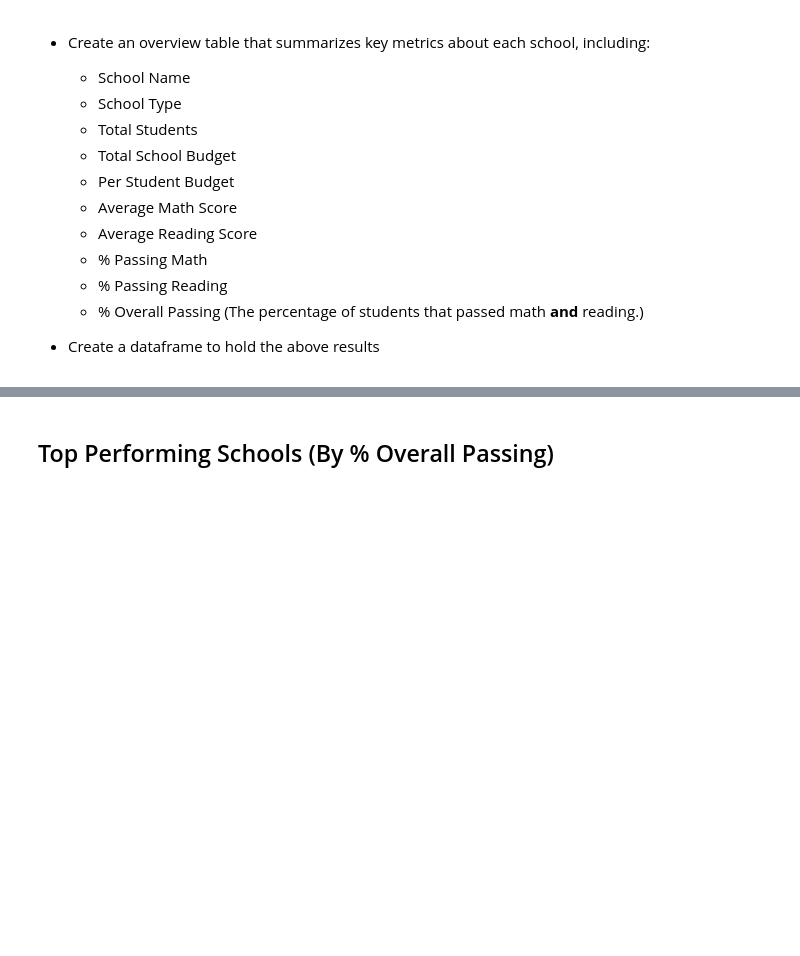
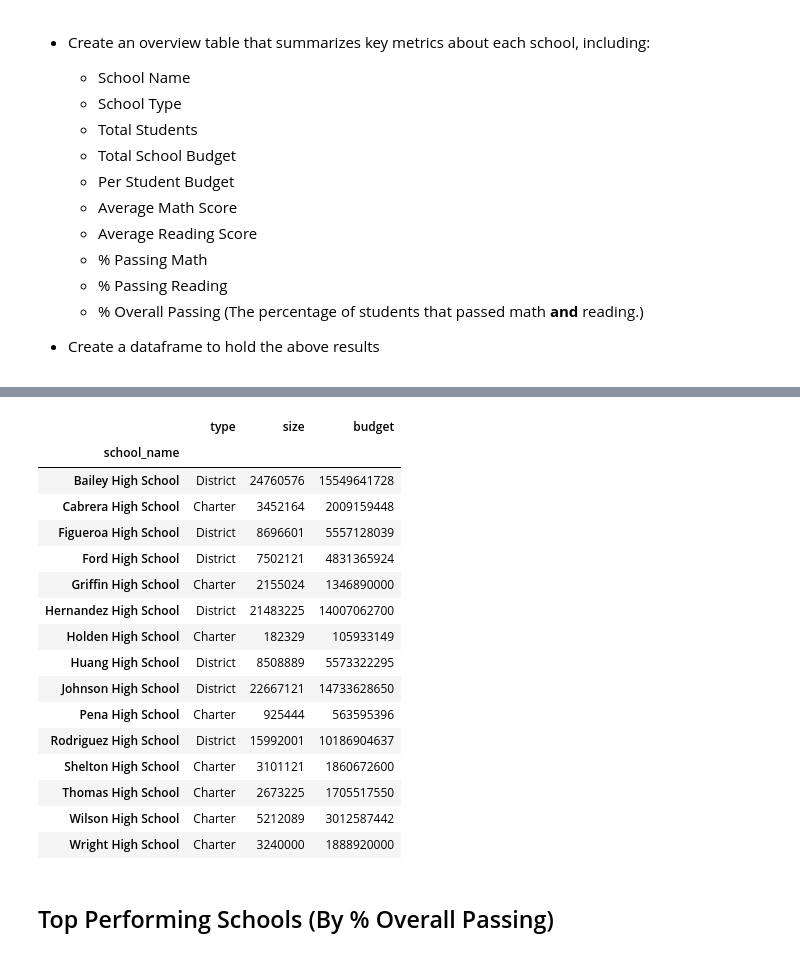
Before and after one commit to saguaroland1939/pandas-challenge, a Jupyter notebook: PyCitySchools/PyCitySchools.ipynb, the cells around one changed output, grey strips where cells are left out. Drawn from its saved outputs; the diff is of its cells as text; code cells hidden in the pictures; blank space fills up the shorter version.

```diff
--- a/PyCitySchools/PyCitySchools.ipynb
+++ b/PyCitySchools/PyCitySchools.ipynb
@@ -116,3 +133,25 @@ district_df.head()
+# %%
+#df.groupby('A').agg({'B': ['min', 'max'], 'C': 'sum'})
+school_summary_df = full_df.groupby(["school_name"]).agg({"type": "first", "size": "sum", "budget": "sum", })
+school_summary_df
+# %% [output]
+|  | type | size | budget |
+| school_name |  |  |  |
+| Bailey High School | District | 24760576 | 15549641728 |
+| Cabrera High School | Charter | 3452164 | 2009159448 |
+| Figueroa High School | District | 8696601 | 5557128039 |
+| Ford High School | District | 7502121 | 4831365924 |
+| Griffin High School | Charter | 2155024 | 1346890000 |
+| Hernandez High School | District | 21483225 | 14007062700 |
+| Holden High School | Charter | 182329 | 105933149 |
+| Huang High School | District | 8508889 | 5573322295 |
+| Johnson High School | District | 22667121 | 14733628650 |
+| Pena High School | Charter | 925444 | 563595396 |
+| Rodriguez High School | District | 15992001 | 10186904637 |
+| Shelton High School | Charter | 3101121 | 1860672600 |
+| Thomas High School | Charter | 2673225 | 1705517550 |
+| Wilson High School | Charter | 5212089 | 3012587442 |
+| Wright High School | Charter | 3240000 | 1888920000 |
 # %% [markdown]
 ## Top Performing Schools (By % Overall Passing)
 # %% [markdown]
```
Also changed, not shown: parts of 8 cells of this notebook.
